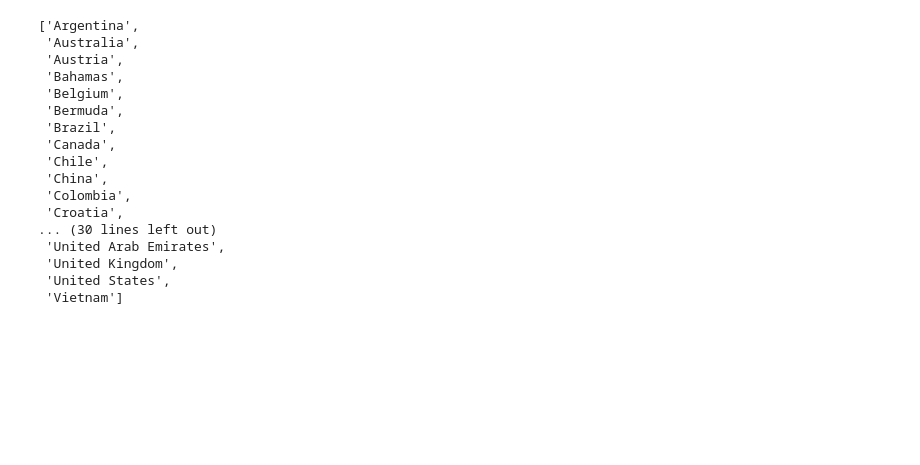
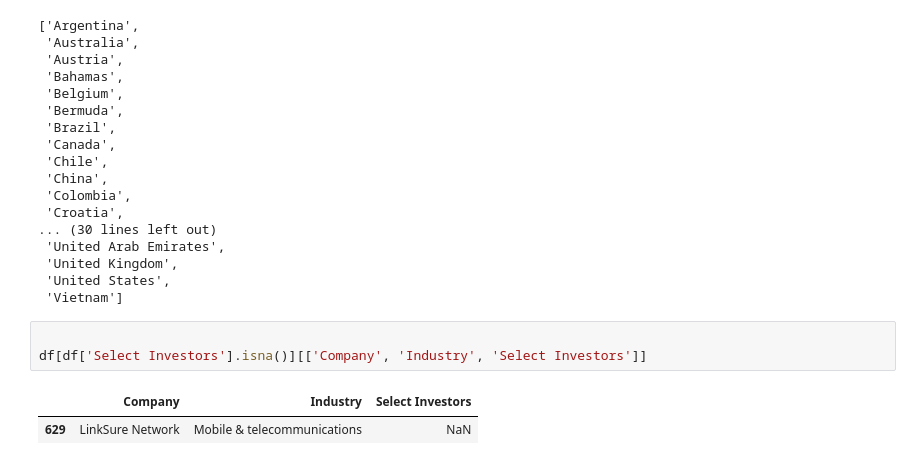
Before and after one commit to munirmans/unicorn-time-to-scale, a Jupyter notebook: notebook.ipynb, the cells around one changed output. Drawn from its saved outputs; the diff is of its cells as text; blank space fills up the shorter version.

```diff
--- a/notebook.ipynb
+++ b/notebook.ipynb
@@ -204,3 +210,9 @@ sorted(df['Country/Region'].unique())
  'United Kingdom',
  'United States',
  'Vietnam']
+# %%
+
+df[df['Select Investors'].isna()][['Company', 'Industry', 'Select Investors']]
+# %% [output]
+|  | Company | Industry | Select Investors |
+| 629 | LinkSure Network | Mobile & telecommunications | NaN |
```
Also changed, not shown: parts of 22 cells of this notebook, 1 other file.
